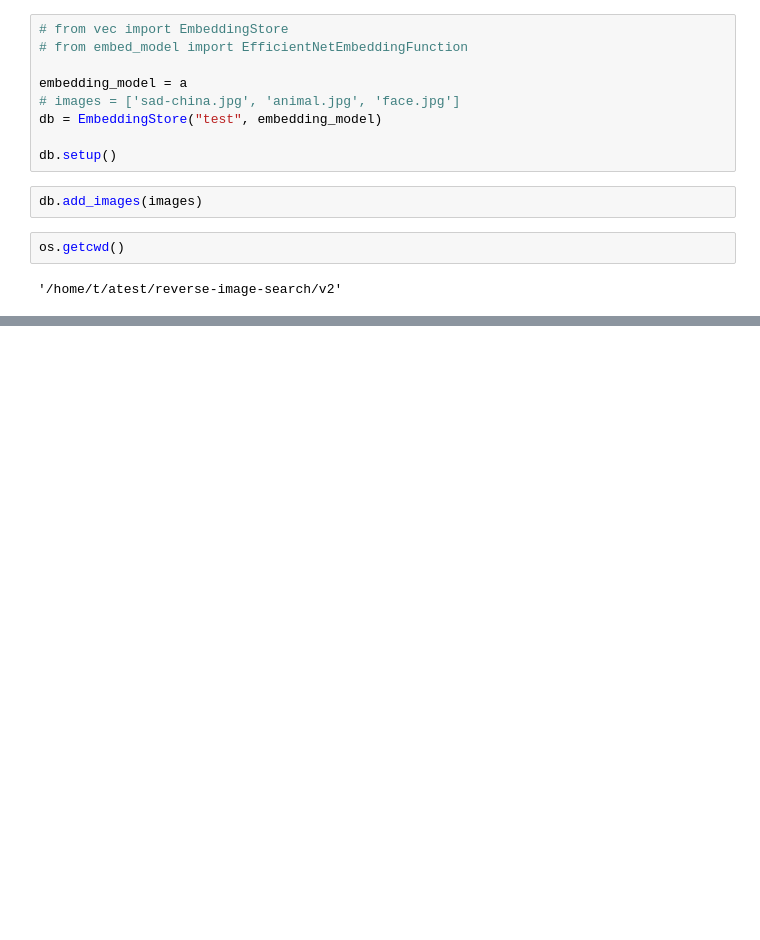
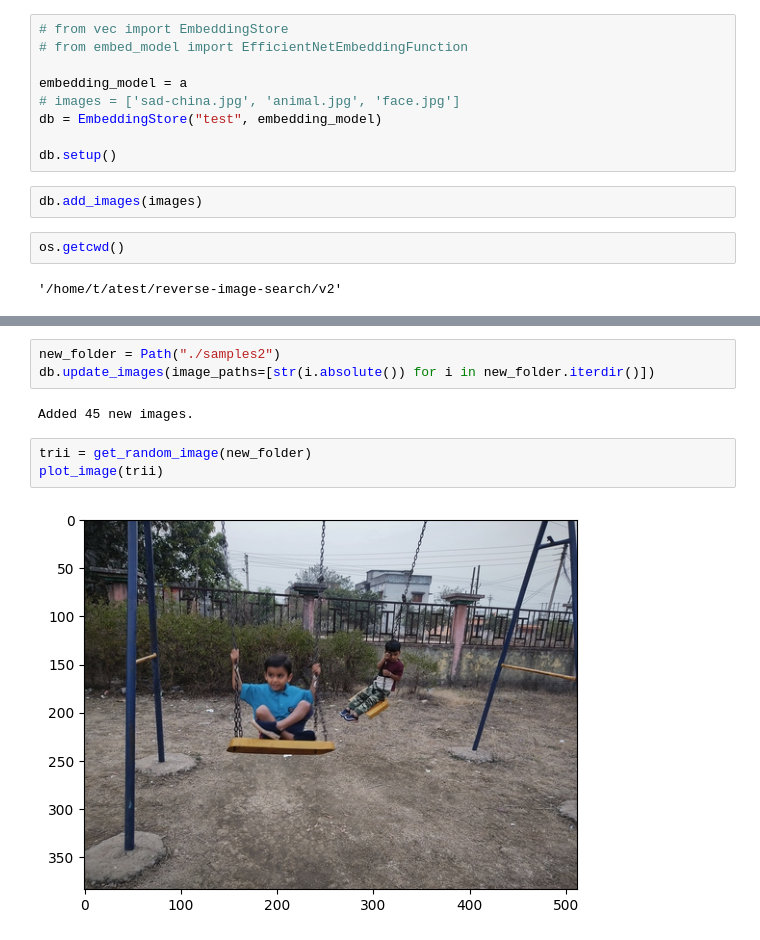
Before and after one commit to tikendraw/reverse-image-search, a Jupyter notebook: v2/hehe.ipynb, the cells around one changed output, grey strips where cells are left out. Saved outputs shown, nothing was run; the diff lists cells and outputs as text; blank space fills up the shorter version.

```diff
--- a/v2/hehe.ipynb
+++ b/v2/hehe.ipynb
@@ -334,0 +391,10 @@ new_folder = "./mores"
+# %%
+new_folder = Path("./samples2")
+db.update_images(image_paths=[str(i.absolute()) for i in new_folder.iterdir()])
+# %% [output]
+Added 45 new images.
+# %%
+trii = get_random_image(new_folder)
+plot_image(trii)
+# %% [output]
+[figure, added]
```
Also changed, not shown: parts of 19 cells of this notebook.
